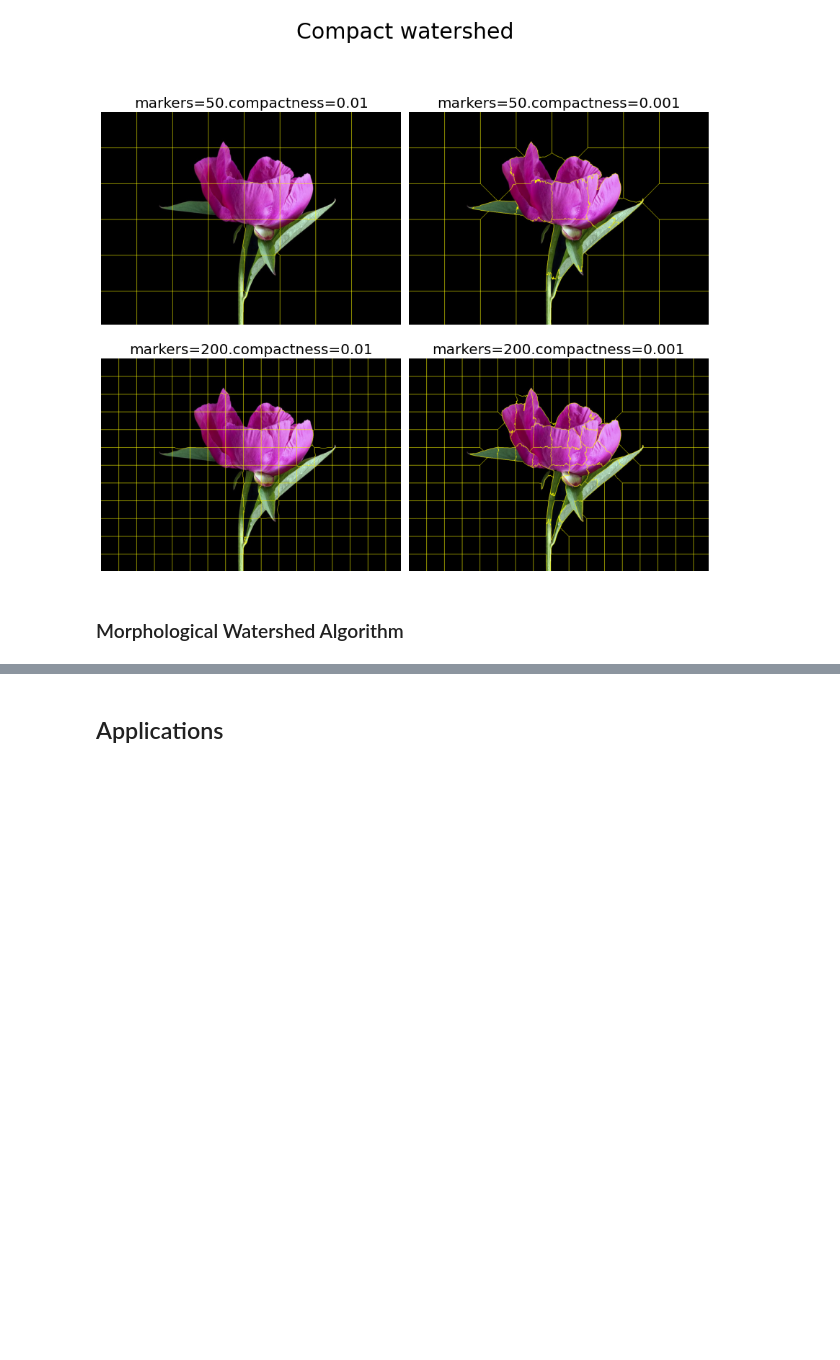
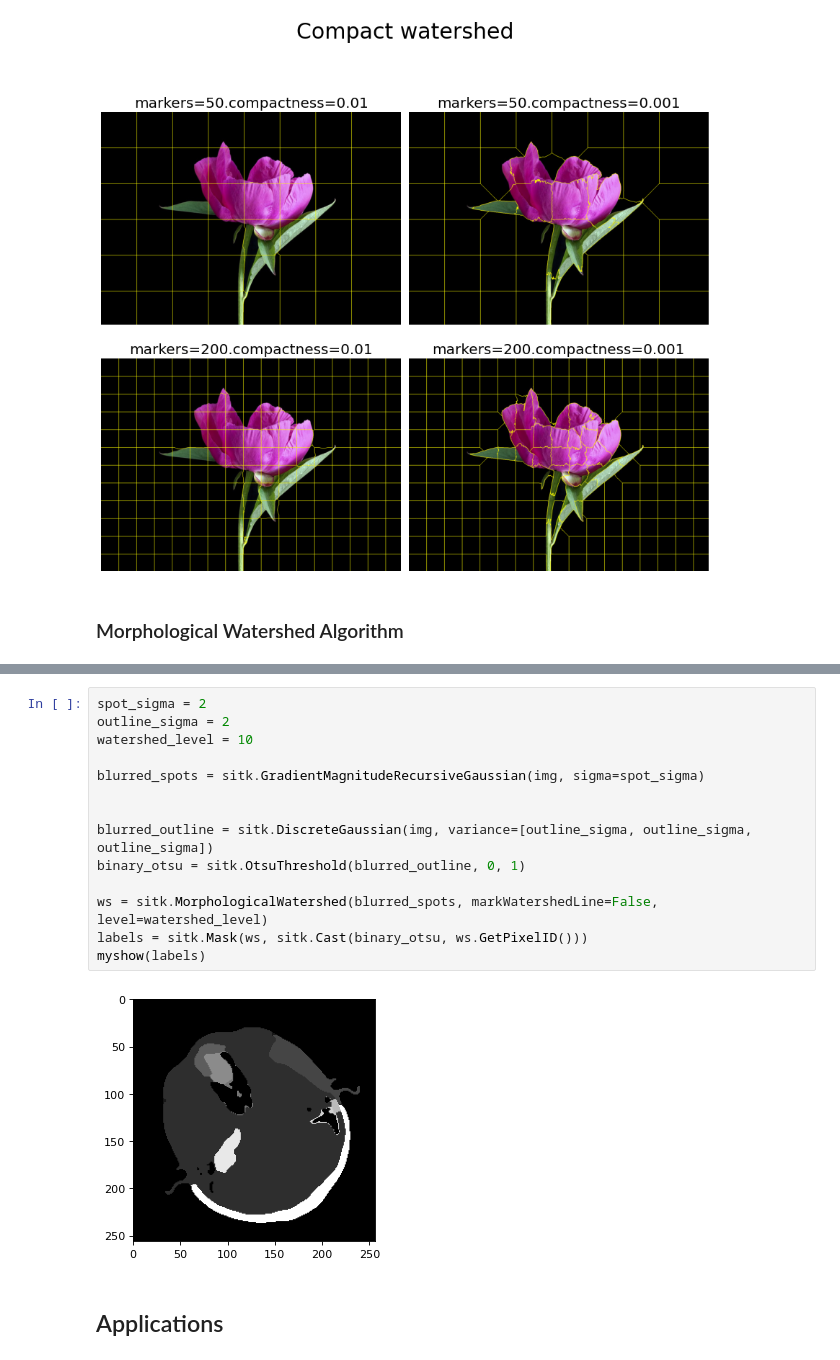
Before and after one commit to armandoBringas/computer-vision-course, a Jupyter notebook: final_project/segmentation_watershed.ipynb, the cells around one changed output, grey strips where cells are left out. Drawn from its saved outputs; the diff is of its cells as text; blank space fills up the shorter version.

```diff
--- a/final_project/segmentation_watershed.ipynb
+++ b/final_project/segmentation_watershed.ipynb
@@ -151,3 +169,19 @@ plt.show()
+# %%
+spot_sigma = 2
+outline_sigma = 2
+watershed_level = 10
+
+blurred_spots = sitk.GradientMagnitudeRecursiveGaussian(img, sigma=spot_sigma)
+
+
+blurred_outline = sitk.DiscreteGaussian(img, variance=[outline_sigma, outline_sigma, outline_sigma])
+binary_otsu = sitk.OtsuThreshold(blurred_outline, 0, 1)
+
+ws = sitk.MorphologicalWatershed(blurred_spots, markWatershedLine=False, level=watershed_level)
+labels = sitk.Mask(ws, sitk.Cast(binary_otsu, ws.GetPixelID()))
+myshow(labels)
+# %% [output]
+[figure, added]
 # %% [markdown]
 ## Applications <a class="anchor" id="applications" ></a>
 # %%
```
Also changed, not shown: parts of 3 cells of this notebook, 5 other files.
